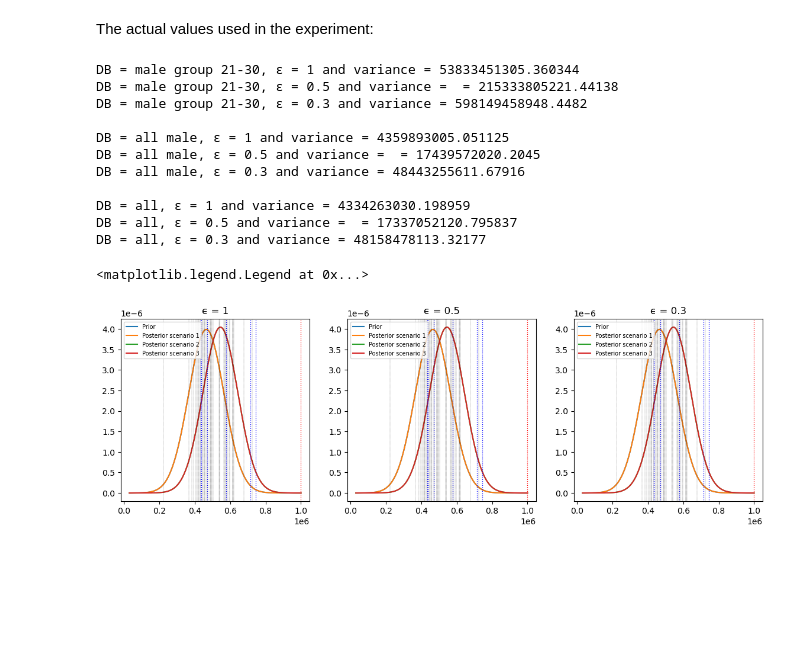
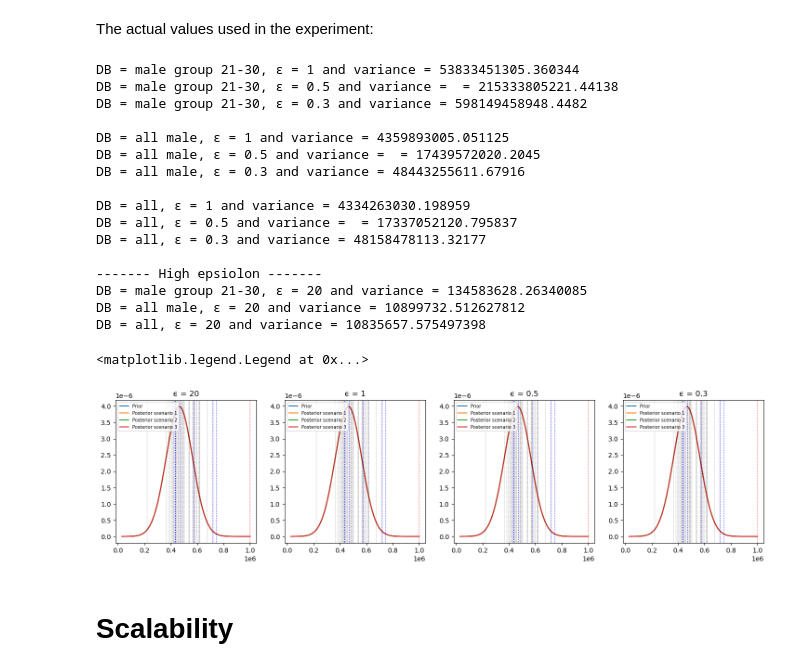
Before and after one commit to RasmusCarl/Privug-SOGA, a Jupyter notebook: MyNotebook.ipynb, the cells around one changed output. Cells and saved outputs as stored; diff of their text form; code cells hidden in the pictures; blank space fills up the shorter version.

Commit message:
Scalability and typo fix

```diff
--- a/MyNotebook.ipynb
+++ b/MyNotebook.ipynb
@@ -339,6 +340,11 @@ print()
 print(f'DB = all, ϵ = 1 and variance = {calculate_noise(db_all, 1)}')
 print(f'DB = all, ϵ = 0.5 and variance =  = {calculate_noise(db_all, 0.5)}')
 print(f'DB = all, ϵ = 0.3 and variance = {calculate_noise(db_all, 0.3)}')
+print()
+print("------- High epsiolon -------")
+print(f'DB = male group 21-30, ϵ = 20 and variance = {calculate_noise(db_male_21_30_4, 20)}')
+print(f'DB = all male, ϵ = 20 and variance = {calculate_noise(db_all_male, 20)}')
+print(f'DB = all, ϵ = 20 and variance = {calculate_noise(db_all, 20)}')
 # %% [output]
 DB = male group 21-30, ϵ = 1 and variance = 53833451305.360344
 DB = male group 21-30, ϵ = 0.5 and variance =  = 215333805221.44138
@@ -351,6 +357,11 @@ DB = all male, ϵ = 0.3 and variance = 48443255611.67916
 DB = all, ϵ = 1 and variance = 4334263030.198959
 DB = all, ϵ = 0.5 and variance =  = 17337052120.795837
 DB = all, ϵ = 0.3 and variance = 48158478113.32177
+
+------- High epsiolon -------
+DB = male group 21-30, ϵ = 20 and variance = 134583628.26340085
+DB = all male, ϵ = 20 and variance = 10899732.512627812
+DB = all, ϵ = 20 and variance = 10835657.575497398
 # %%
 compiled_case_4_exp1a =SOGA.compile2SOGA('programs/SOGA/Privug/rasmus/Case4/experiment1a.soga')
 cfg_case_4_exp1a = SOGA.produce_cfg(compiled_case_4_exp1a)
@@ -389,9 +400,22 @@ output_dist_case_4_exp3b = SOGA.start_SOGA(cfg_case_4_exp3b)
 compiled_case_4_exp3c =SOGA.compile2SOGA('programs/SOGA/Privug/rasmus/Case4/experiment3c.soga')
 cfg_case_4_exp3c = SOGA.produce_cfg(compiled_case_4_exp3c)
 output_dist_case_4_exp3c = SOGA.start_SOGA(cfg_case_4_exp3c)
+
+compiled_high_eps1 =SOGA.compile2SOGA('programs/SOGA/Privug/rasmus/Case4/high_epsilon_1.soga')
+cfg_high_eps1 = SOGA.produce_cfg(compiled_high_eps1)
+output_dist_high_eps1 = SOGA.start_SOGA(cfg_high_eps1)
+
+compiled_high_eps2 =SOGA.compile2SOGA('programs/SOGA/Privug/rasmus/Case4/high_epsilon_2.soga')
+cfg_high_eps2 = SOGA.produce_cfg(compiled_high_eps2)
+output_dist_high_eps2 = SOGA.start_SOGA(cfg_high_eps2)
+
+compiled_high_eps3 =SOGA.compile2SOGA('programs/SOGA/Privug/rasmus/Case4/high_epsilon_3.soga')
+cfg_high_eps3 = SOGA.produce_cfg(compiled_high_eps3)
+output_dist_high_eps3 = SOGA.start_SOGA(cfg_high_eps3)
 # %%
-fig, (ax1, ax2, ax3) = plt.subplots(1, 3, figsize=(14, 4))
+fig, (ax0, ax1, ax2, ax3) = plt.subplots(1, 4, figsize=(18, 4))
 
+ax0.title.set_text('ϵ = 20')
 ax1.title.set_text('ϵ = 1')
 ax2.title.set_text('ϵ = 0.5')
 ax3.title.set_text('ϵ = 0.3')
@@ -409,9 +433,18 @@ posterior3a = output_dist_case_4_exp3a.gm.marg_pdf(x, 0)
 posterior3b = output_dist_case_4_exp3b.gm.marg_pdf(x, 0)
 posterior3c = output_dist_case_4_exp3c.gm.marg_pdf(x, 0)
 
+posterior_high_eps1 = output_dist_high_eps1.gm.marg_pdf(x, 0)
+posterior_high_eps2 = output_dist_high_eps2.gm.marg_pdf(x, 0)
+posterior_high_eps3 = output_dist_high_eps3.gm.marg_pdf(x, 0)
+
+ax0.plot(x, prior1, label='Prior')
 ax1.plot(x, prior1, label='Prior')
 ax2.plot(x, prior1, label='Prior')
 ax3.plot(x, prior1, label='Prior')
+
+ax0.plot(x, posterior_high_eps1, label='Posterior scenario 1')
+ax0.plot(x, posterior_high_eps2, label='Posterior scenario 2')
+ax0.plot(x, posterior_high_eps3, label='Posterior scenario 3')
 
 ax1.plot(x, posterior1a, label='Posterior scenario 1')
 ax1.plot(x, posterior2a, label='Posterior scenario 2')
@@ -430,33 +463,42 @@ w = 0.3
 w2130 = 0.9
 for val in meanm2130_4:
     if(val == 999999):
+        ax0.axvline( val, color="red",linestyle = 'dotted',linewidth=w2130)
         ax1.axvline( val, color="red",linestyle = 'dotted',linewidth=w2130)
         ax2.axvline( val, color="red",linestyle = 'dotted',linewidth=w2130)
         ax3.axvline( val, color="red",linestyle = 'dotted',linewidth=w2130)
     else:
+        ax0.axvline( val, color="blue",linestyle = 'dotted',linewidth=w2130)
         ax1.axvline( val, color="blue",linestyle = 'dotted',linewidth=w2130)
         ax2.axvline( val, color="blue",linestyle = 'dotted',linewidth=w2130)
         ax3.axvline( val, color="blue",linestyle = 'dotted',linewidth=w2130)
 for val in meanm3140_4:
+    ax0.axvline( val, color="black",linestyle = 'dotted',linewidth=w)
     ax1.axvline( val, color="black",linestyle = 'dotted',linewidth=w)
     ax2.axvline( val, color="black",linestyle = 'dotted',linewidth=w)
     ax3.axvline( val, color="black",linestyle = 'dotted',linewidth=w)
 for val in meanm4150_4:
+    ax0.axvline( val, color="black",linestyle = 'dotted',linewidth=w)
     ax1.axvline( val, color="black",linestyle = 'dotted',linewidth=w)
     ax2.axvline( val, color="black",linestyle = 'dotted',linewidth=w)
     ax3.axvline( val, color="black",linestyle = 'dotted',linewidth=w)
 for val in meanm5160_4:
+    ax0.axvline( val, color="black",linestyle = 'dotted',linewidth=w)
     ax1.axvline( val, color="black",linestyle = 'dotted',linewidth=w)
     ax2.axvline( val, color="black",linestyle = 'dotted',linewidth=w)
     ax3.axvline( val, color="black",linestyle = 'dotted',linewidth=w)
 for val in meanf2130_4:
+    ax0.axvline( val, color="black",linestyle = 'dotted',linewidth=w)
     ax1.axvline( val, color="black",linestyle = 'dotted',linewidth=w)
     ax2.axvline( val, color="black",linestyle = 'dotted',linewidth=w)
     ax3.axvline( val, color="black",linestyle = 'dotted',linewidth=w)
 
+ax0.legend(loc="upper left",  fontsize="7")
 ax1.legend(loc="upper left",  fontsize="7")
 ax2.legend(loc="upper left",  fontsize="7")
 ax3.legend(loc="upper left",  fontsize="7")
 # %% [output]
 <matplotlib.legend.Legend at 0x...>
-[figure, old version]
+[figure, new version]
+# %% [markdown]
+# Scalability
```
Also changed, not shown: parts of 10 cells of this notebook, 26 other files.
